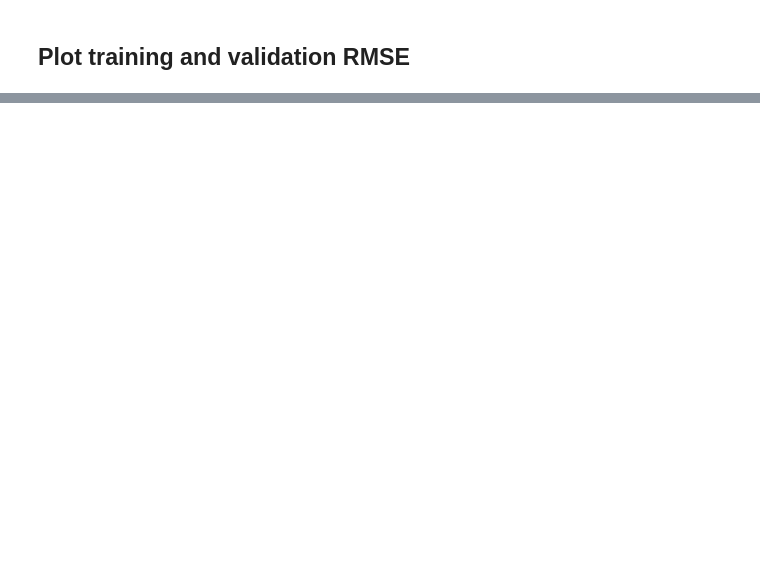
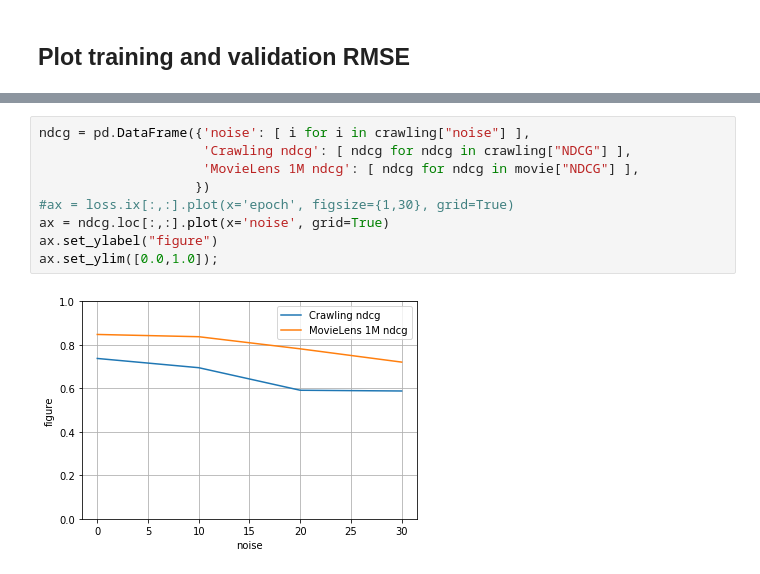
Before and after one commit to jowoojun/collaborative_filtering_keras, a Jupyter notebook: Recipe_Training.ipynb, the cells around one changed output, grey strips where cells are left out. Cells and saved outputs as stored; diff of their text form; blank space fills up the shorter version.

```diff
--- a/Recipe_Training.ipynb
+++ b/Recipe_Training.ipynb
@@ -135,0 +193,11 @@ http://pandas.pydata.org/pandas-docs/stable/indexing.html#ix-indexer-is-deprecat
+# %%
+ndcg = pd.DataFrame({'noise': [ i for i in crawling["noise"] ],
+                     'Crawling ndcg': [ ndcg for ndcg in crawling["NDCG"] ],
+                     'MovieLens 1M ndcg': [ ndcg for ndcg in movie["NDCG"] ],
+                    })
+#ax = loss.ix[:,:].plot(x='epoch', figsize={1,30}, grid=True)
+ax = ndcg.loc[:,:].plot(x='noise', grid=True)
+ax.set_ylabel("figure")
+ax.set_ylim([0.0,1.0]);
+# %% [output]
+[figure, added]
```
Also changed, not shown: parts of 13 cells of this notebook, 4 other files.
